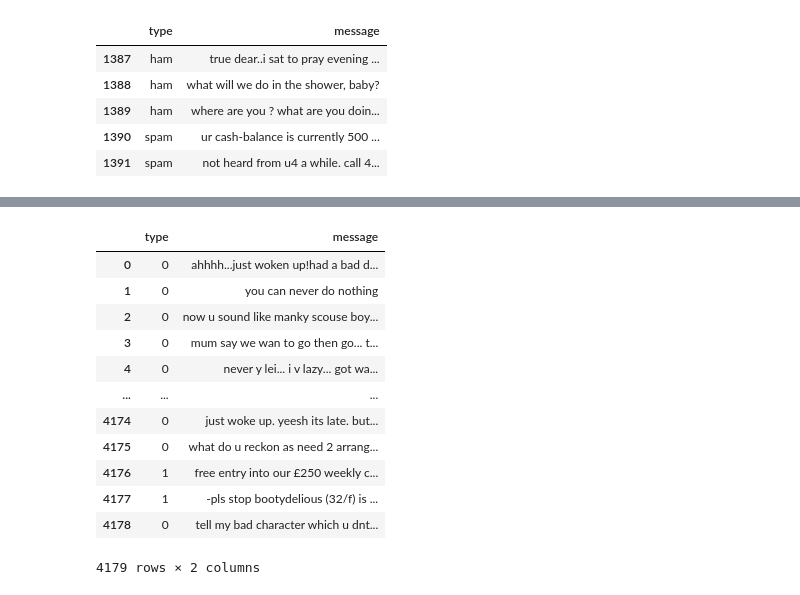
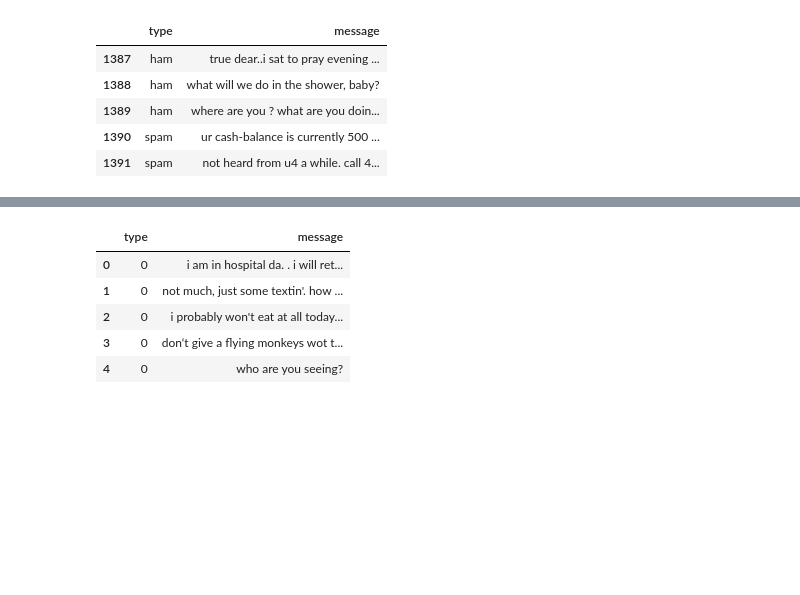
Before and after one commit to ralphcajipe/Deep-Learning-with-Python-2nd-ediiton, a Jupyter notebook: Answer_fcc_sms_text_classification.ipynb, the cells around one changed output, grey strips where cells are left out. Saved outputs shown, nothing was run; the diff lists cells and outputs as text; code cells hidden in the pictures; blank space fills up the shorter version.

```diff
--- a/Answer_fcc_sms_text_classification.ipynb
+++ b/Answer_fcc_sms_text_classification.ipynb
@@ -143,22 +258,11 @@ Vectorize the data
 # %%
-train_data["type"] = pd.factorize(train_data["type"])[0]
+# Prepare labels for testing using Pandas' factorize method
 test_data["type"] = pd.factorize(test_data["type"])[0]
-
-x_train = train_data
-x_test = test_data
+test_data.head()
+# %% [output]
+|  | type | message |
+| 0 | 0 | i am in hospital da. . i will ret... |
+| 1 | 0 | not much, just some textin'. how ... |
+| 2 | 0 | i probably won't eat at all today... |
+| 3 | 0 | don‘t give a flying monkeys wot t... |
+| 4 | 0 | who are you seeing? |
-# %%
-x_train
-# %% [output]
-|  | type | message |
-| 0 | 0 | ahhhh...just woken up!had a bad d... |
-| 1 | 0 | you can never do nothing |
-| 2 | 0 | now u sound like manky scouse boy... |
-| 3 | 0 | mum say we wan to go then go... t... |
-| 4 | 0 | never y lei... i v lazy... got wa... |
-| ... | ... | ... |
-| 4174 | 0 | just woke up. yeesh its late. but... |
-| 4175 | 0 | what do u reckon as need 2 arrang... |
-| 4176 | 1 | free entry into our £250 weekly c... |
-| 4177 | 1 | -pls stop bootydelious (32/f) is ... |
-| 4178 | 0 | tell my bad character which u dnt... |
-4179 rows × 2 columns
```
Also changed, not shown: parts of 22 cells of this notebook, 2 other files.
